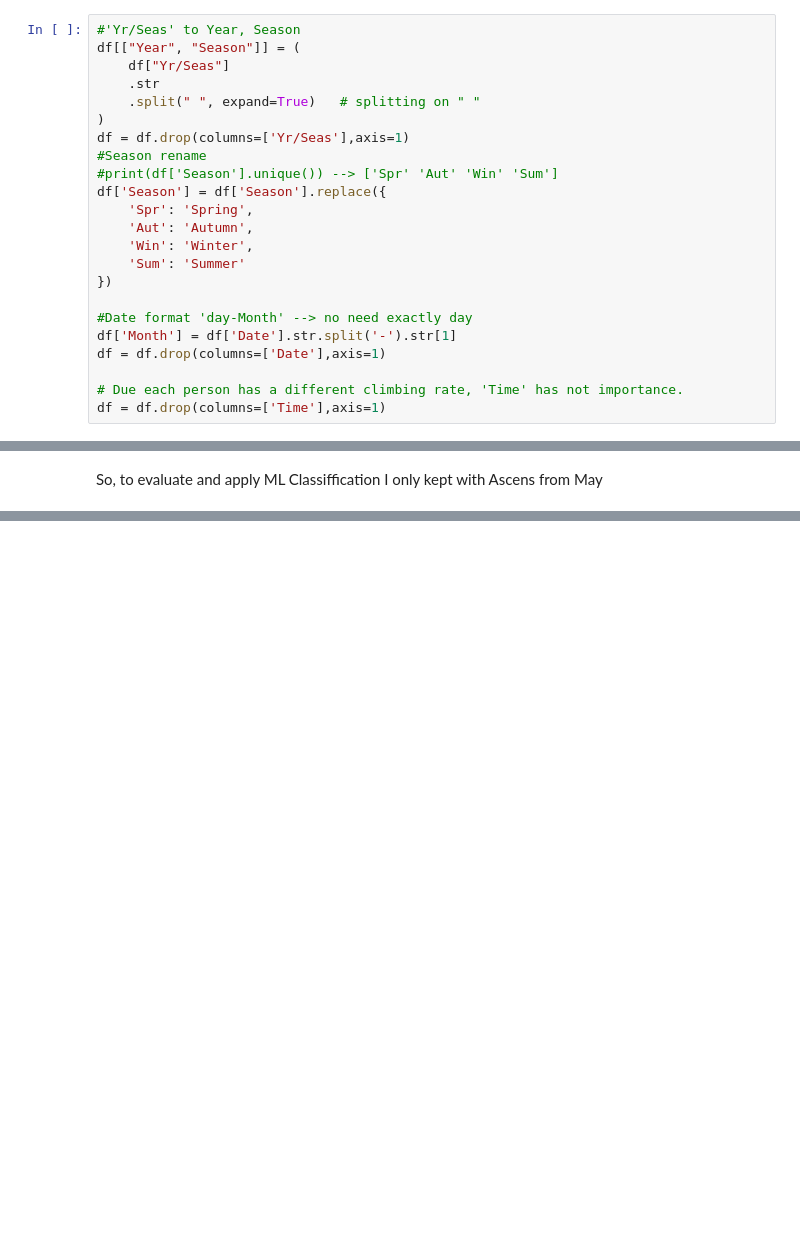
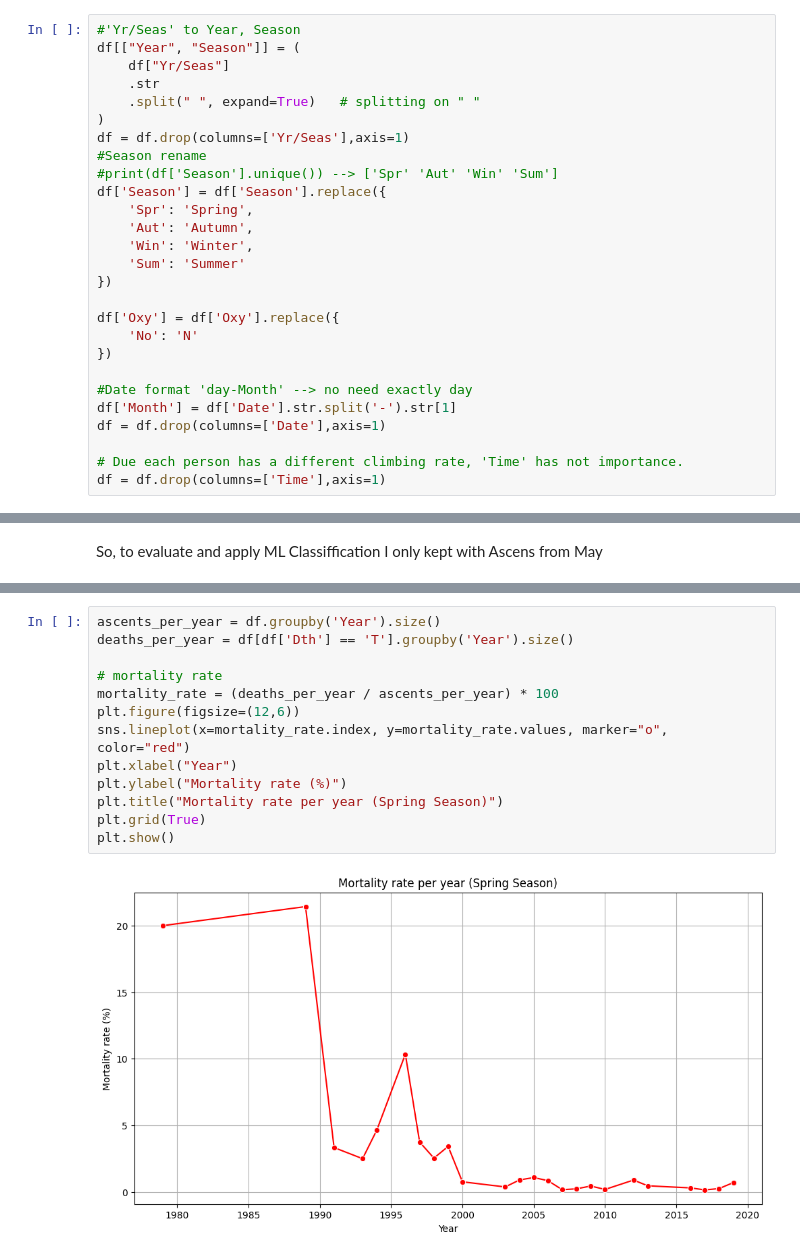
Before and after one commit to Colo07/MtEverestAscentAnalysis, a Jupyter notebook: EverestAscent.ipynb, the cells around one changed output, grey strips where cells are left out. Cells and saved outputs as stored; diff of their text form; blank space fills up the shorter version.

```diff
--- a/EverestAscent.ipynb
+++ b/EverestAscent.ipynb
@@ -70,6 +70,10 @@ df['Season'] = df['Season'].replace({
     'Sum': 'Summer'
 })
 
+df['Oxy'] = df['Oxy'].replace({
+    'No': 'N'
+})
+
 #Date format 'day-Month' --> no need exactly day
 df['Month'] = df['Date'].str.split('-').str[1]
 df = df.drop(columns=['Date'],axis=1)
@@ -311 +315,16 @@ Passing `palette` without assigning `hue` is deprecated and will be removed in v
 [figure]
+# %%
+ascents_per_year = df.groupby('Year').size()
+deaths_per_year = df[df['Dth'] == 'T'].groupby('Year').size()
+
+# mortality rate
+mortality_rate = (deaths_per_year / ascents_per_year) * 100
+plt.figure(figsize=(12,6))
+sns.lineplot(x=mortality_rate.index, y=mortality_rate.values, marker="o", color="red")
+plt.xlabel("Year")
+plt.ylabel("Mortality rate (%)")
+plt.title("Mortality rate per year (Spring Season)")
+plt.grid(True)
+plt.show()
+# %% [output]
+[figure, added]
```
Also changed, not shown: parts of 14 cells of this notebook, 1 other file.
